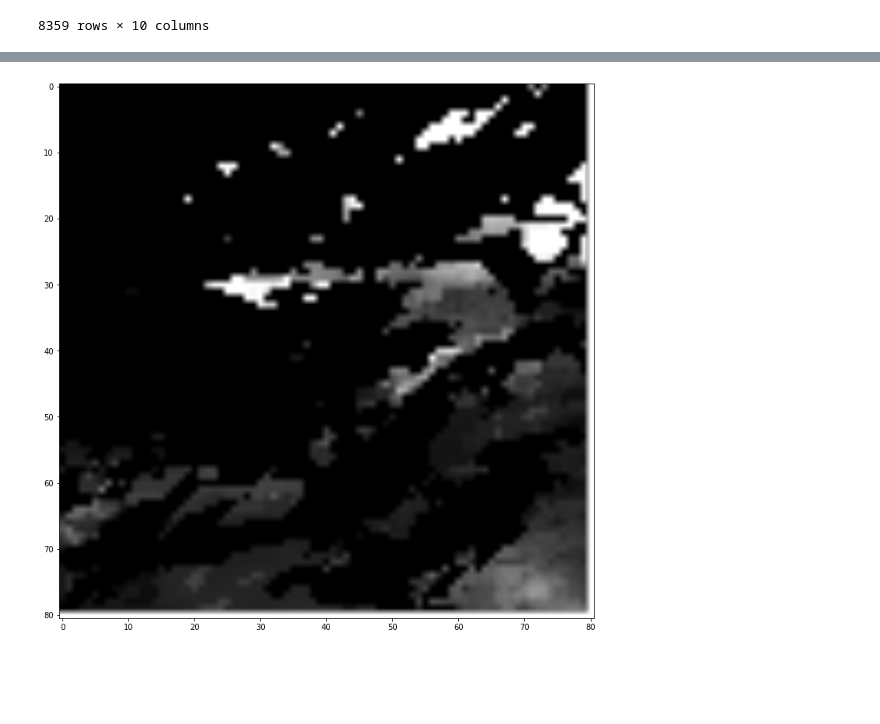
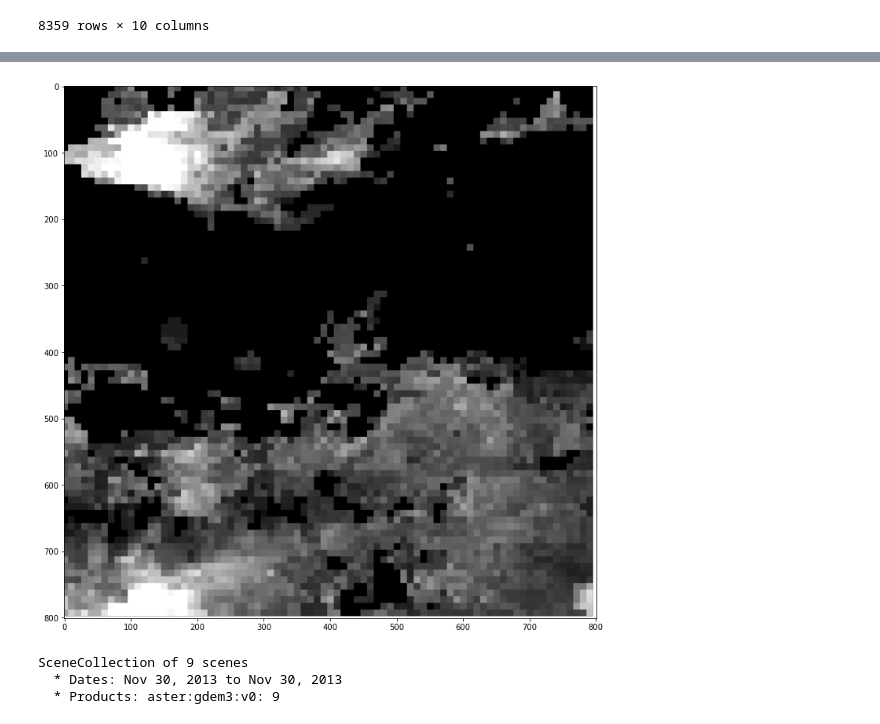
Before and after one commit to Competencia-de-Climate-Change/Landslide_EarlyDetection, a Jupyter notebook: ReMasFrame.ipynb, the cells around one changed output, grey strips where cells are left out. Saved outputs shown, nothing was run; the diff lists cells and outputs as text; code cells hidden in the pictures; blank space fills up the shorter version.

```diff
--- a/ReMasFrame.ipynb
+++ b/ReMasFrame.ipynb
@@ -37,12 +37,12 @@ chirps = products['weather']['chirps']
 # Returns start and end date of a 4 day interval
 start_date, end_date = nasa_df.date_interval(nasa_df.event_date[idx_test], delta=10)
 # %%
-scenes, ctx = ReMasFrame.search_scenes(
+scenes_precip, ctx = ReMasFrame.search_scenes(
     nasa_df['geometry'][idx_test].buffer(2).envelope,
     chirps['id'],
     start_date=start_date,
     end_date=end_date,
     limit=10
 )
-scenes[-1]
+scenes_precip[-1]
 # %% [output]
@@ -78,5 +56,23 @@ masked_array(
+# %%
+new_ctx = ctx.assign(resolution=0.005)
+arr_stack = scenes_precip.stack("daily_precipitation", new_ctx)
+composite = np.ma.median(arr_stack, axis=0)
 # %%
 import descarteslabs as dl
-dl.scenes.display(arr)
+dl.scenes.display(composite)
 # %% [output]
-[figure, old version]
+[figure, new version]
+# %%
+scenes, ctx = ReMasFrame.search_scenes(
+    nasa_df['geometry'][idx_test].buffer(1).envelope,
+    products['elevation']['aster']['id'],
+    start_date='2013-10-01',
+    end_date='2013-12-01',
+    limit=10
+
+)
+scenes
+# %% [output]
+SceneCollection of 9 scenes
+  * Dates: Nov 30, 2013 to Nov 30, 2013
+  * Products: aster:gdem3:v0: 9
```
Also changed, not shown: parts of 4 cells of this notebook.
